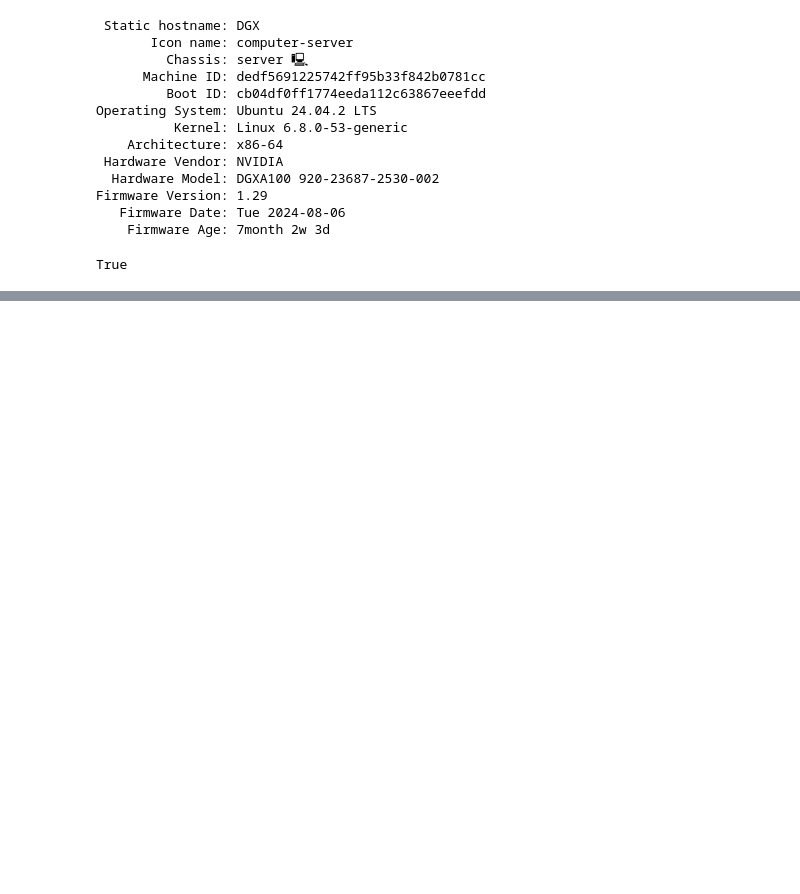
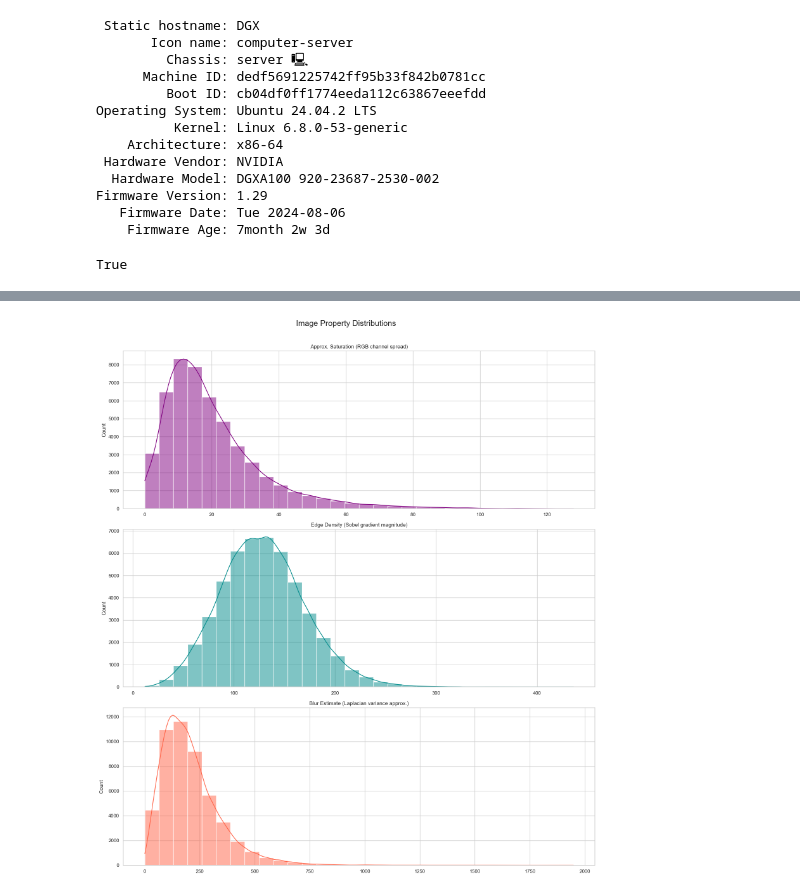
Before and after one commit to ilyarekun/NN_DeiT_25, a Jupyter notebook: notebooks/data_preprocessing.ipynb, the cells around one changed output, grey strips where cells are left out. Drawn from its saved outputs; the diff is of its cells as text; code cells hidden in the pictures; blank space fills up the shorter version.

```diff
--- a/notebooks/data_preprocessing.ipynb
+++ b/notebooks/data_preprocessing.ipynb
@@ -34,0 +209,57 @@ Path to dataset files: /home/ir739wb/.cache/kagglehub/datasets/fedesoriano/cifar
+# %%
+import numpy as np
+from scipy.ndimage import gaussian_laplace, sobel
+import matplotlib.pyplot as plt
+import seaborn as sns
+
+# 🔧 Альтернатива saturation: difference between max and mean RGB
+def compute_saturation_simple(img):
+    return np.mean(np.max(img, axis=2) - np.mean(img, axis=2))
+
+# 🧠 Edge density: sobel gradient magnitude
+def compute_edge_density(img):
+    gray = np.mean(img, axis=2)
+    sx = sobel(gray, axis=0)
+    sy = sobel(gray, axis=1)
+    gradient_magnitude = np.hypot(sx, sy)
+    return np.mean(gradient_magnitude)
+
+# 🔍 Blur estimate: variance of Laplacian approximation
+def compute_blur(img):
+    gray = np.mean(img, axis=2)
+    lap = gaussian_laplace(gray, sigma=1.0)
+    return np.var(lap)
+
+# 📊 Сбор метрик
+saturation_list = []
+edge_density_list = []
+blur_list = []
+
+for img in df['image']:
+    saturation_list.append(compute_saturation_simple(img))
+    edge_density_list.append(compute_edge_density(img))
+    blur_list.append(compute_blur(img))
+
+sns.set(style="whitegrid")
+plt.figure(figsize=(16, 18))
+
+# Saturation
+plt.subplot(3, 1, 1)
+sns.histplot(saturation_list, bins=30, kde=True, color='purple')
+plt.title("Approx. Saturation (RGB channel spread)")
+
+# Edge density
+plt.subplot(3, 1, 2)
+sns.histplot(edge_density_list, bins=30, kde=True, color='darkcyan')
+plt.title("Edge Density (Sobel gradient magnitude)")
+
+# Blur
+plt.subplot(3, 1, 3)
+sns.histplot(blur_list, bins=30, kde=True, color='tomato')
+plt.title("Blur Estimate (Laplacian variance approx.)")
+
+plt.suptitle("Image Property Distributions ", fontsize=18)
+plt.tight_layout(rect=[0, 0, 1, 0.97])
+plt.show()
+# %% [output]
+[figure, added]
```
Also changed, not shown: parts of 7 cells of this notebook.
